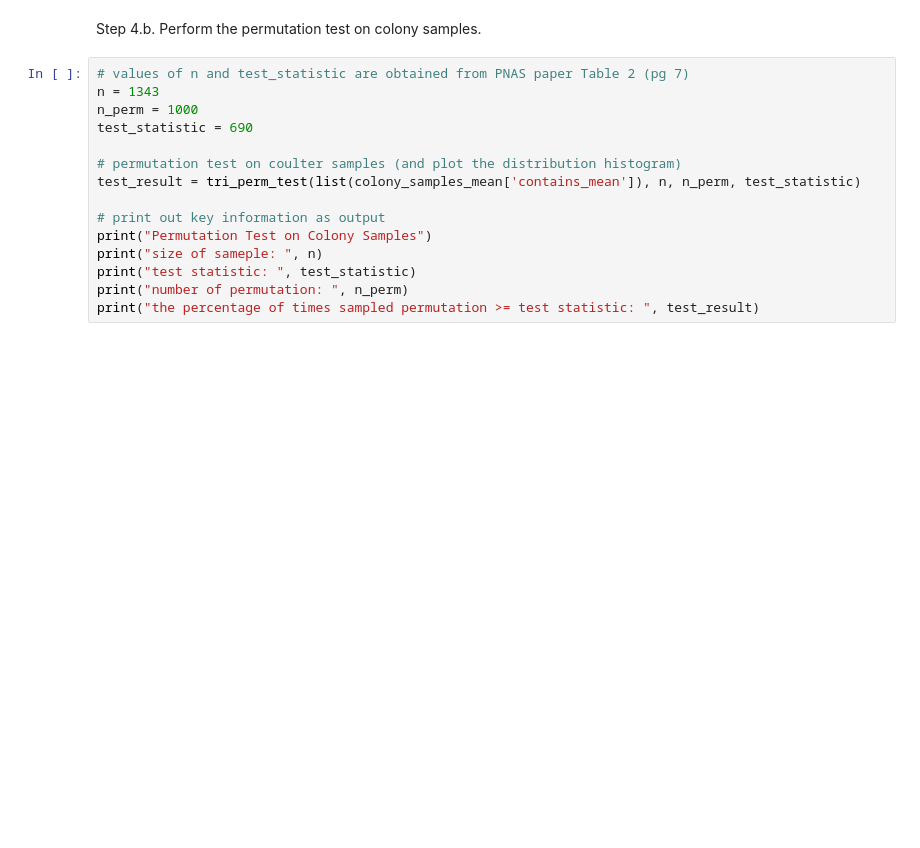
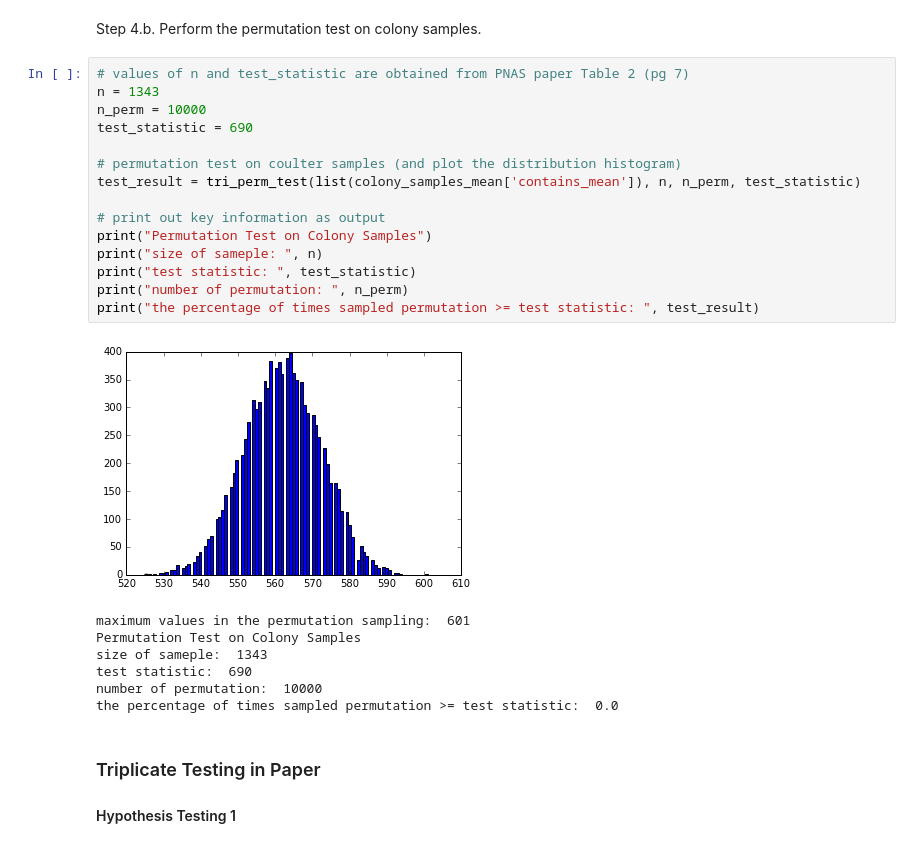
Before and after one commit to mads14/S215a-groupwork, a Jupyter notebook: science-open-research/OSR_Pitt_Hill.ipynb, the cells around one changed output. Cells and saved outputs as stored; diff of their text form; blank space fills up the shorter version.

```diff
--- a/science-open-research/OSR_Pitt_Hill.ipynb
+++ b/science-open-research/OSR_Pitt_Hill.ipynb
@@ -335,15 +326,26 @@ Step 4.b. Perform the permutation test on colony samples.
 # %%
 # values of n and test_statistic are obtained from PNAS paper Table 2 (pg 7)
 n = 1343
-n_perm = 1000
+n_perm = 10000
 test_statistic = 690
 
 # permutation test on coulter samples (and plot the distribution histogram)
 test_result = tri_perm_test(list(colony_samples_mean['contains_mean']), n, n_perm, test_statistic)
 
 # print out key information as output
 print("Permutation Test on Colony Samples")
 print("size of sameple: ", n)
 print("test statistic: ", test_statistic)
 print("number of permutation: ", n_perm)
 print("the percentage of times sampled permutation >= test statistic: ", test_result)
+# %% [output]
+[figure, added]
+maximum values in the permutation sampling:  601
+Permutation Test on Colony Samples
+size of sameple:  1343
+test statistic:  690
+number of permutation:  10000
+the percentage of times sampled permutation >= test statistic:  0.0
+# %% [markdown]
+### Triplicate Testing in Paper ###
+#### Hypothesis Testing 1 ####
```
Also changed, not shown: parts of 7 cells of this notebook.
